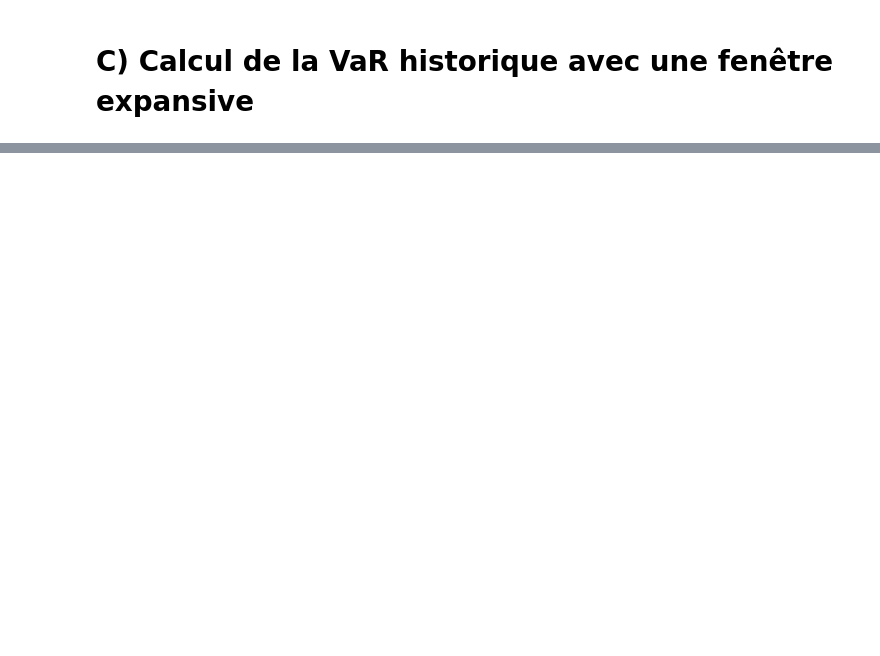
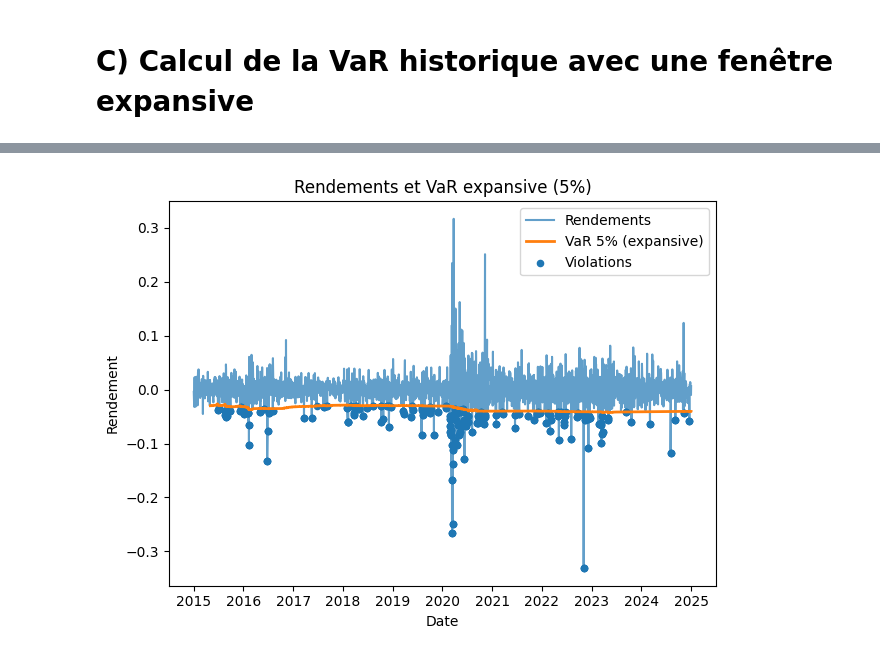
Before and after one commit to VincentD1209/TP1-ECONO, a Jupyter notebook: TP1 Q4.ipynb, the cells around one changed output, grey strips where cells are left out. Saved outputs shown, nothing was run; the diff lists cells and outputs as text; code cells hidden in the pictures; blank space fills up the shorter version.

```diff
--- a/TP1 Q4.ipynb
+++ b/TP1 Q4.ipynb
@@ -148,0 +159,15 @@ plt.show()
+# %%
+# c) graphique de la VaR expansive
+plt.figure()
+plt.plot(r.index, r, label="Rendements", alpha=0.7)
+plt.plot(var_exp.index, var_exp, label="VaR 5% (expansive)", linewidth=2)
+plt.scatter(r.index[viol_exp], r[viol_exp], label="Violations", s=20)
+
+plt.title("Rendements et VaR expansive (5%)")
+plt.xlabel("Date")
+plt.ylabel("Rendement")
+plt.legend()
+plt.tight_layout()
+plt.show()
+# %% [output]
+[figure, added]
```
Also changed, not shown: parts of 10 cells of this notebook, 2 other files.
